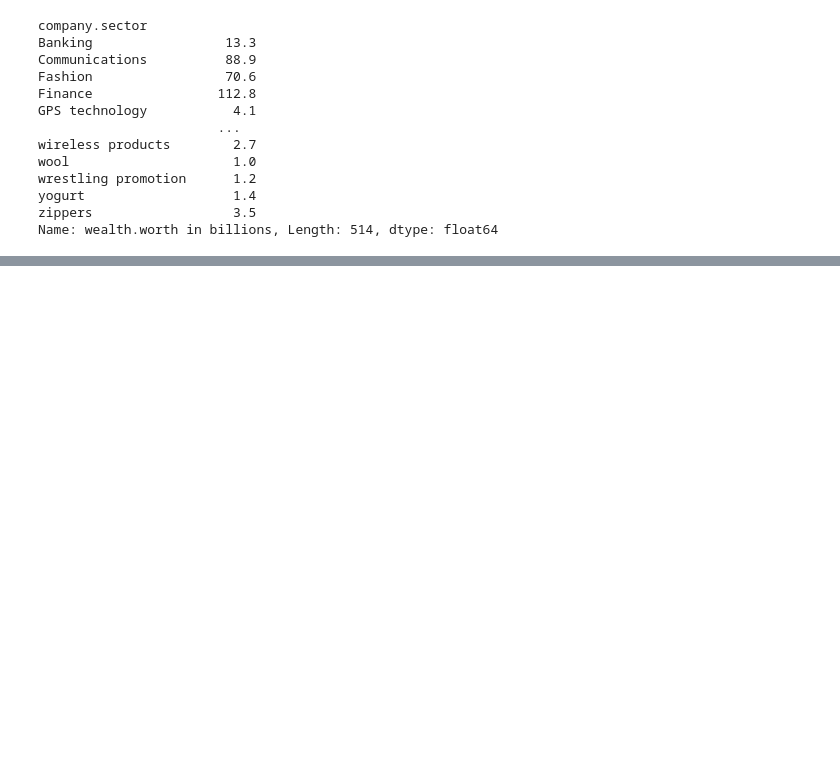
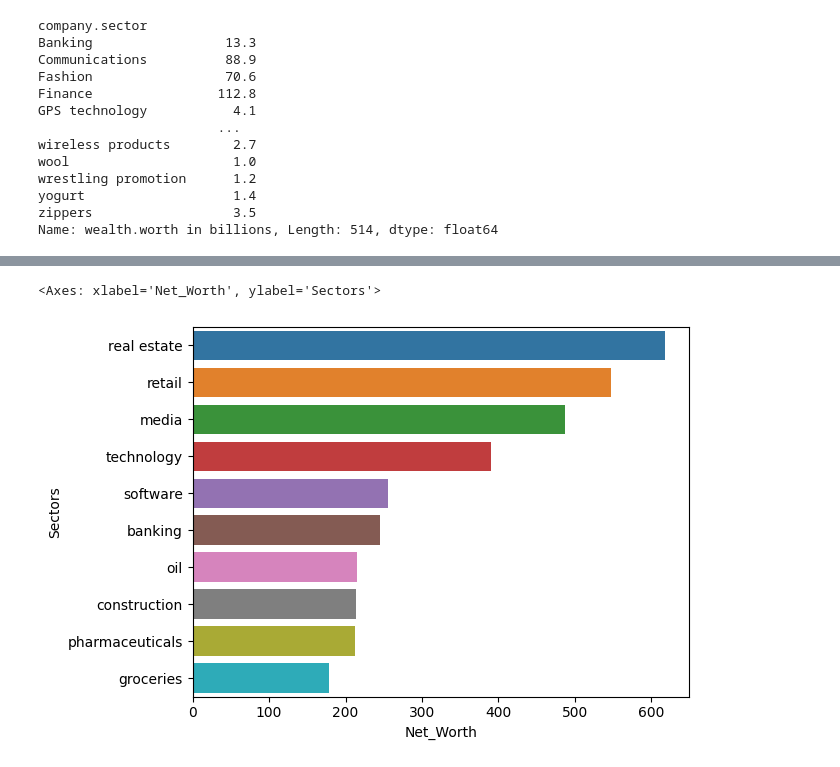
Before and after one commit to obinnaofomah/Forbes_Billionaires_Analysis, a Jupyter notebook: Billionaire Data Analysis.ipynb, the cells around one changed output, grey strips where cells are left out. Cells and saved outputs as stored; diff of their text form; code cells hidden in the pictures; blank space fills up the shorter version.

```diff
--- a/Billionaire Data Analysis.ipynb
+++ b/Billionaire Data Analysis.ipynb
@@ -356,7 +336,9 @@ cleaned_company_sector = []
 for sector in data['company.sector']:
     cleaned_company_sector.append(sector.lstrip())
 # %%
-# Preview the cleaned company sector
+# Reassign the cleaned "company.sector" and recheck the number of the unique values in the "company.sector" feature after cleaning
 
-cleaned_company_sector
+data['company.sector'] = cleaned_company_sector
+
+data['company.sector'].nunique()
 # %% [output]
@@ -435,5 +348,8 @@ array(['Software', 'Finance', 'Communications', 'pharmaceuticals',
 # %%
-data.groupby('company.sector')['wealth.worth in billions'].sum()
+# Group the dataset by 'company.sector' and sum their wealth worth by sector
+company_group = data.groupby('company.sector')['wealth.worth in billions'].sum()
+
+company_group
 # %% [output]
 company.sector
 Banking                 13.3
@@ -448,3 +364,8 @@ wrestling promotion      1.2
 yogurt                   1.4
 zippers                  3.5
 Name: wealth.worth in billions, Length: 514, dtype: float64
+# %%
+# Rename the labels of the result returned
+company_group = company_group.rename_axis('Sectors').reset_index(name='Net_Worth')
+
+company_group
@@ -450,0 +386,11 @@ Name: wealth.worth in billions, Length: 514, dtype: float64
+# %%
+# Sort the values by tbe networth and return the top 10 sectors
+
+company_sector_sorted = company_group.sort_values('Net_Worth', ascending=False).head(10)
+# %%
+# Plot the distribution
+
+sns.barplot(x='Net_Worth', y='Sectors', data=company_sector_sorted)
+# %% [output]
+<Axes: xlabel='Net_Worth', ylabel='Sectors'>
+[figure, added]
```
Also changed, not shown: parts of 14 cells of this notebook.
